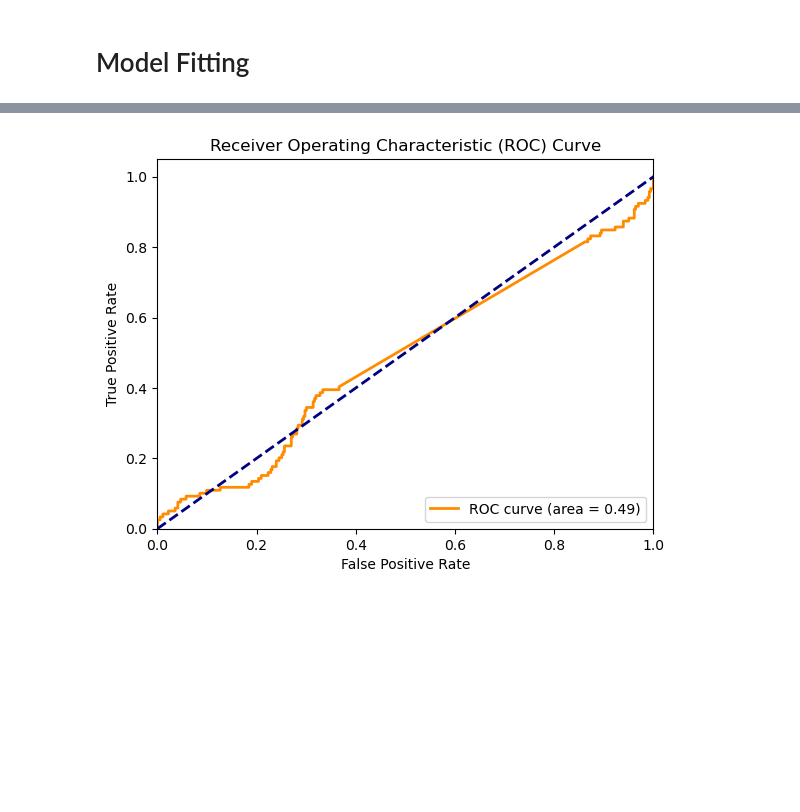
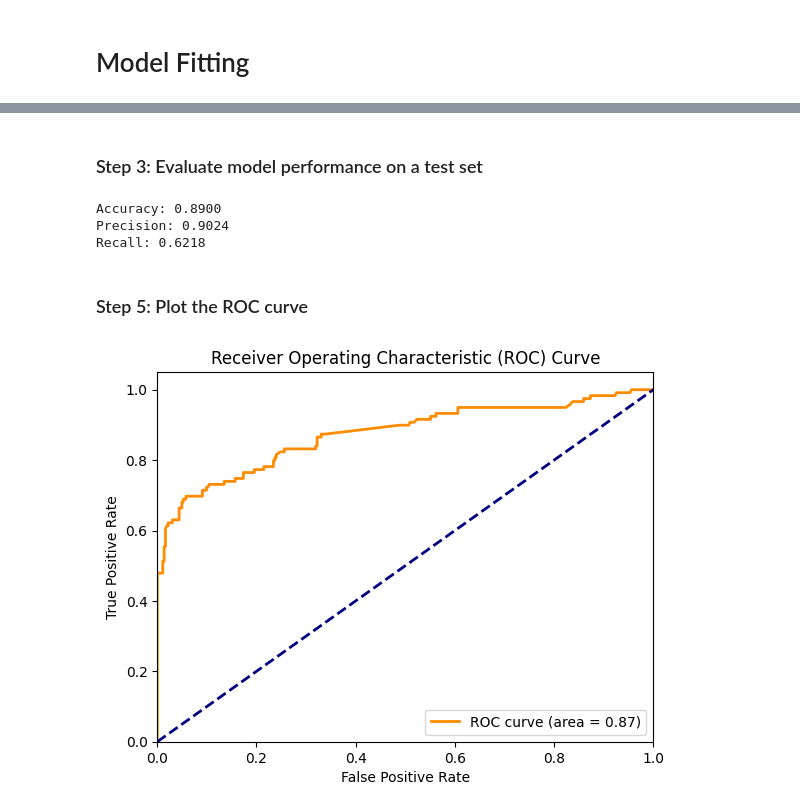
Before and after one commit to jiulong15/comp90051, a Jupyter notebook: code/Model Building/SVM.ipynb, the cells around one changed output, grey strips where cells are left out. Saved outputs shown, nothing was run; the diff lists cells and outputs as text; code cells hidden in the pictures; blank space fills up the shorter version.

```diff
--- a/code/Model Building/SVM.ipynb
+++ b/code/Model Building/SVM.ipynb
@@ -11,10 +13,5 @@ from sklearn.pipeline import make_pipeline
 # %% [markdown]
 # Reading Files
 # %%
-# df1 = df1.drop(['LOG_ID', 'PAT_ID', 'MRN'], axis=1)
-# df2 = df2.drop(['LOG_ID', 'PAT_ID', 'MRN'], axis=1)
-# df1 = pd.read_csv('train_data.csv')
-# df2 = pd.read_csv('train_data_merged.csv')
-df = pd.read_csv('../data/processedData/training_data.csv')
+df = pd.read_csv('../../data/processedData/training_data.csv')
 df = df.drop(['LOG_ID', 'PAT_ID', 'MRN'], axis=1)
-# print(df3)
@@ -153,28 +61,46 @@ Recall: 0.5966386554621849
+# %% [markdown]
+### Step 3: Evaluate model performance on a test set
+# %%
+# Use the best model with optimal parameters to make predictions on the test set
+y_pred = grid_search.best_estimator_.predict(X_test)
+
+# Evaluate model performance
+from sklearn.metrics import accuracy_score, precision_score, recall_score
+
+accuracy = accuracy_score(y_test, y_pred)
+precision = precision_score(y_test, y_pred, average='binary')
+recall = recall_score(y_test, y_pred, average='binary')
+
+# Print the evaluation metrics
+print(f"Accuracy: {accuracy:.4f}")
+print(f"Precision: {precision:.4f}")
+print(f"Recall: {recall:.4f}")
+# %% [output]
+Accuracy: 0.8900
+Precision: 0.9024
+Recall: 0.6218
+# %% [markdown]
+### Step 5: Plot the ROC curve
 # %%
-X = df.drop('Cardiovascular', axis=1)
-y = df['Cardiovascular']
+# Predict probabilities for the test set
+y_score = grid_search.best_estimator_.predict_proba(X_test)[:, 1]
 
-X_train, X_test, y_train, y_test = train_test_split(X, y, test_size=0.3, random_state=42)
-
-svm_model = SVC(kernel='rbf', probability=True)
-
-svm_model.fit(X_train, y_train)
-
-y_score = svm_model.predict_proba(X_test)[:, 1]
-
+# Calculate the ROC curve
 fpr, tpr, thresholds = roc_curve(y_test, y_score)
 
+# Calculate the AUC (Area Under the Curve)
 roc_auc = auc(fpr, tpr)
 
+# Plot the ROC curve
 plt.figure()
 plt.plot(fpr, tpr, color='darkorange', lw=2, label=f'ROC curve (area = {roc_auc:.2f})')
-plt.plot([0, 1], [0, 1], color='navy', lw=2, linestyle='--')
-plt.xlim([0.0, 1.0])
-plt.ylim([0.0, 1.05])
-plt.xlabel('False Positive Rate')
-plt.ylabel('True Positive Rate')
-plt.title('Receiver Operating Characteristic (ROC) Curve')
-plt.legend(loc="lower right")
-plt.show()
+plt.plot([0, 1], [0, 1], color='navy', lw=2, linestyle='--')  # Plot diagonal line for random model
+plt.xlim([0.0, 1.0])  # Set x-axis limits
+plt.ylim([0.0, 1.05])  # Set y-axis limits
+plt.xlabel('False Positive Rate')  # Label for x-axis
+plt.ylabel('True Positive Rate')  # Label for y-axis
+plt.title('Receiver Operating Characteristic (ROC) Curve')  # Title of the plot
+plt.legend(loc="lower right")  # Display legend in the lower-right corner
+plt.show()  # Display the ROC curve
 # %% [output]
-[figure, old version]
+[figure, new version]
```
Also changed, not shown: parts of 23 cells of this notebook, 1 other file.
